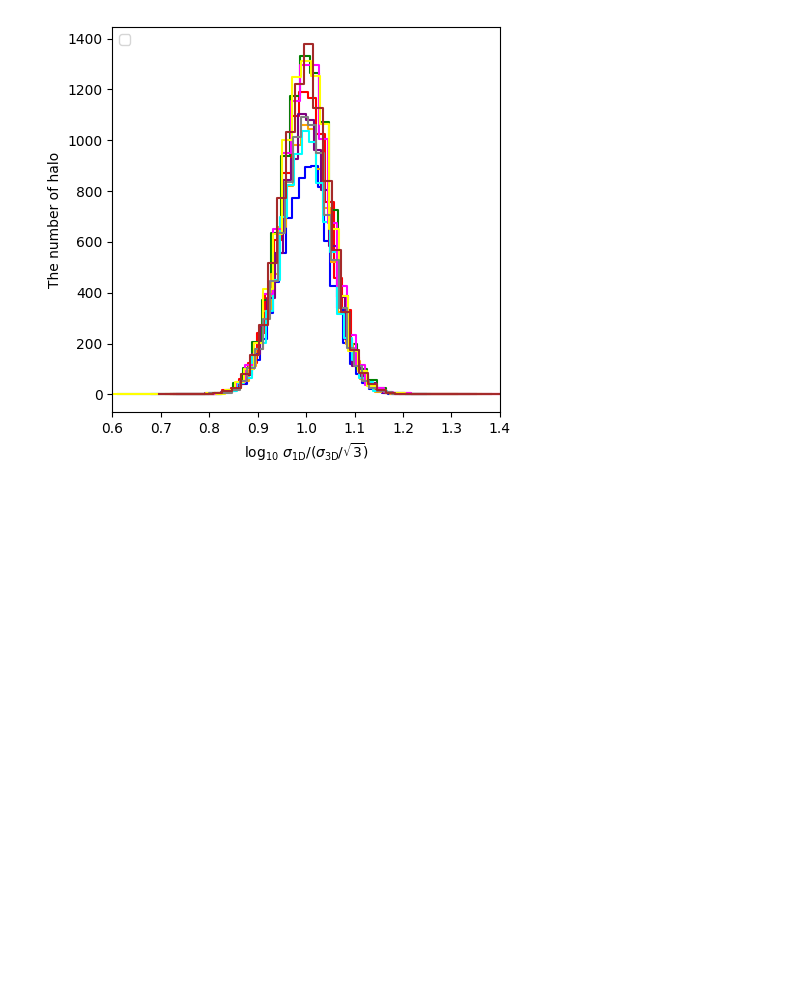
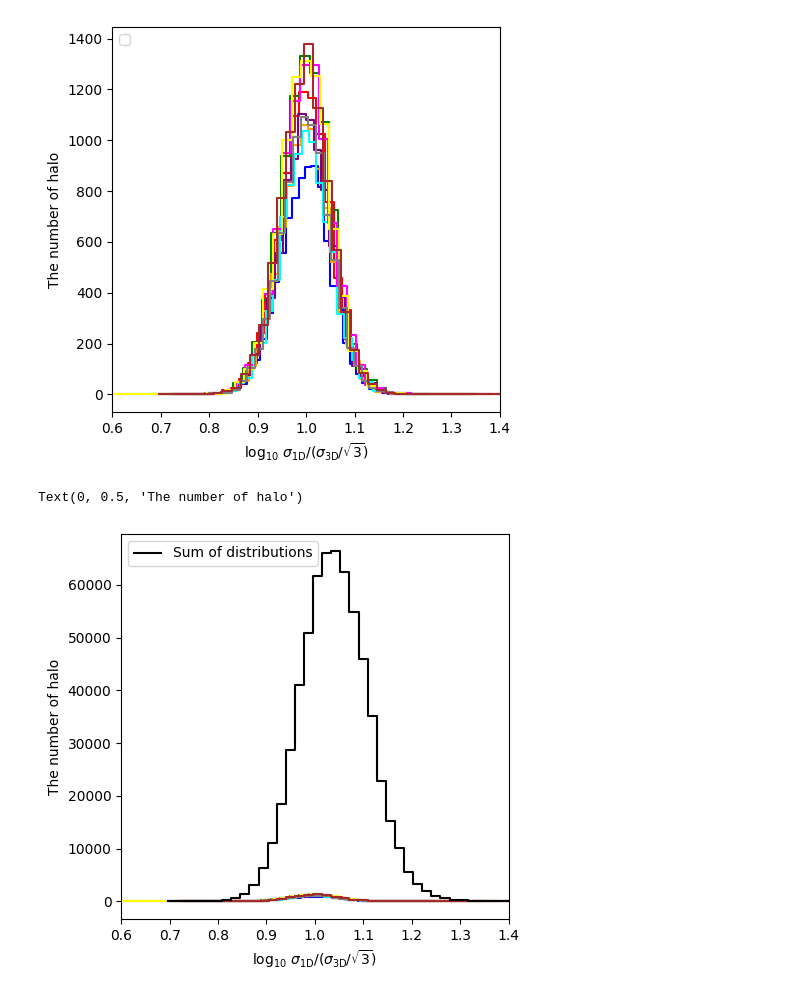
Before and after one commit to ZhangMing-1995/AnalysisTools, a Jupyter notebook: halo_mass/test_vsubhalo.ipynb, the cells around one changed output. Saved outputs shown, nothing was run; the diff lists cells and outputs as text; code cells hidden in the pictures; blank space fills up the shorter version.

```diff
--- a/halo_mass/test_vsubhalo.ipynb
+++ b/halo_mass/test_vsubhalo.ipynb
@@ -651,3 +651,68 @@ ax.set_ylabel(r"The number of halo")
 No artists with labels found to put in legend.  Note that artists whose label start with an underscore are ignored when legend() is called with no argument.
 Text(0, 0.5, 'The number of halo')
 [figure]
+# %%
+import numpy as np
+
+data1 = veldisp_1d / veldisp_3d * np.sqrt(3)
+data1 = data1[np.isfinite(data1)]
+
+data2 = siga / veldisp_3d * np.sqrt(3)
+data2 = data2[np.isfinite(data2)]
+
+data3 = sigb / veldisp_3d * np.sqrt(3)
+data3 = data3[np.isfinite(data3)]
+
+data4 = sigc / veldisp_3d * np.sqrt(3)
+data4 = data4[np.isfinite(data4)]
+
+data5 = veldisp_random_1d / veldisp_3d * np.sqrt(3)
+data5 = data5[np.isfinite(data5)]
+
+# random_veldisp_normalized = random_veldisp / veldisp_3d * np.sqrt(3)
+random_veldisp_normalized = random_veldisp / veldisp_3d[:, np.newaxis] * np.sqrt(3)
+random_veldisp_normalized = random_veldisp_normalized[np.isfinite(random_veldisp_normalized).all(axis=1)]
+
+# print(data1,data2,data3,data4,data5)
+
+hist3, bins3 = np.histogram(data1, bins=40)
+hist4, bins4 = np.histogram(data2, bins=40)
+hist5, bins5 = np.histogram(data3, bins=40)
+hist6, bins6 = np.histogram(data4, bins=40)
+hist7, bins7 = np.histogram(data5, bins=40)
+
+fig=plt.figure(figsize=(5,5))
+ax=fig.add_subplot(1,1,1)
+
+# ax.step(bins3[:-1], hist3, where='post', color='black', label='Line of sight')
+# ax.step(bins4[:-1], hist4, where='post', color='r', label='major axis')
+# ax.step(bins5[:-1], hist5, where='post', color='b', label='intermediate axis')
+# ax.step(bins6[:-1], hist6, where='post', color='g', label='minor axis')
+# ax.step(bins7[:-1], hist7, where='post', color='pink', label='random')
+
+# 绘制 random_veldisp 的每一列的分布
+colors = ['red', 'blue', 'green', 'orange', 'purple', 'cyan', 'magenta', 'yellow', 'gray', 'brown']
+labels = [f"Random direction {i+1}" for i in range(10)]
+
+for i in range(10):
+    data = random_veldisp_normalized[:, i]
+    hist, bins = np.histogram(data, bins=40)
+    ax.step(bins[:-1], hist, where='post', color=colors[i])
+        # 累计频率
+    if total_hist is None:
+        total_hist = hist
+    else:
+        total_hist += hist
+
+# 绘制累计分布
+ax.step(bins[:-1], total_hist, where='post', color='black', label='Sum of distributions')
+
+# plt.ylim(0,30000)
+plt.xlim(0.6,1.4)
+plt.legend(loc='upper left')
+# plt.yscale('log')
+ax.set_xlabel(r"log$_{10}~\sigma_{\rm 1D}/(\sigma_{\rm 3D}/\sqrt{3})$")
+ax.set_ylabel(r"The number of halo")
+# %% [output]
+Text(0, 0.5, 'The number of halo')
+[figure, added]
```
